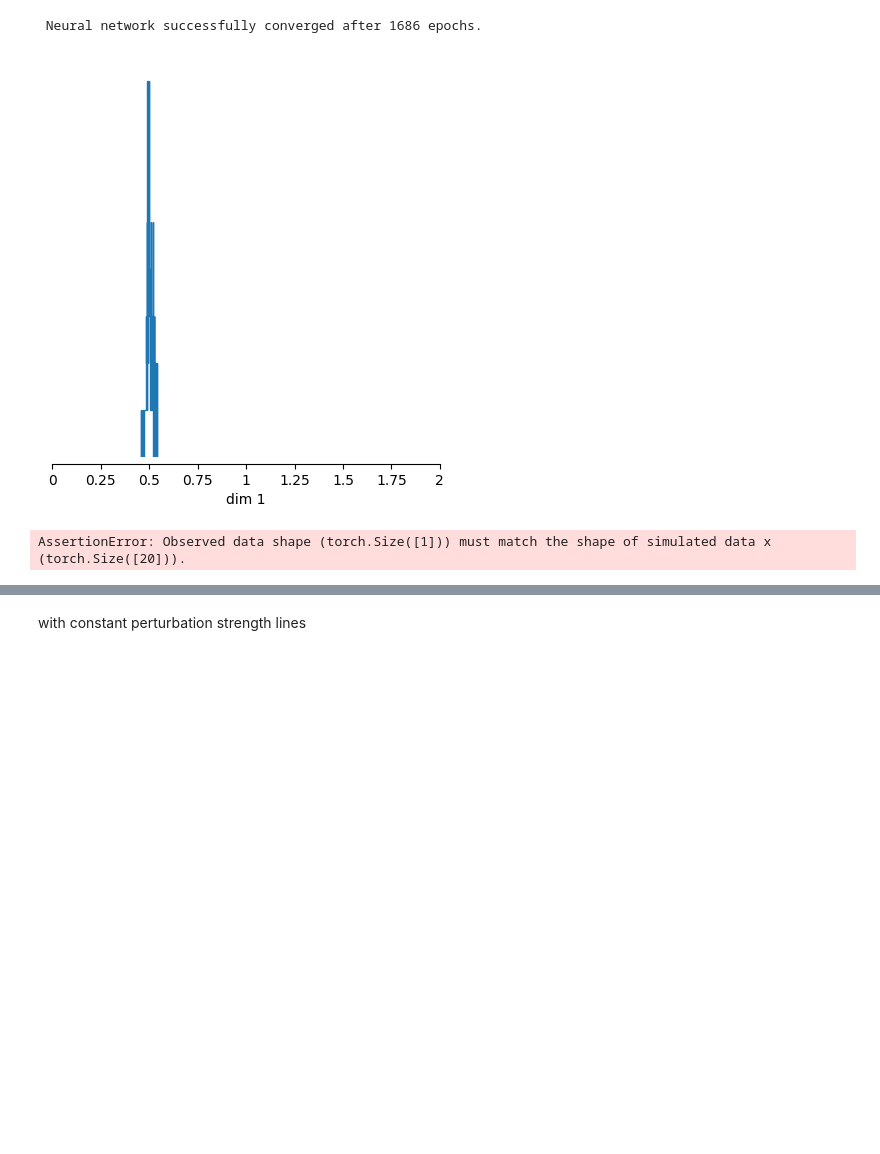
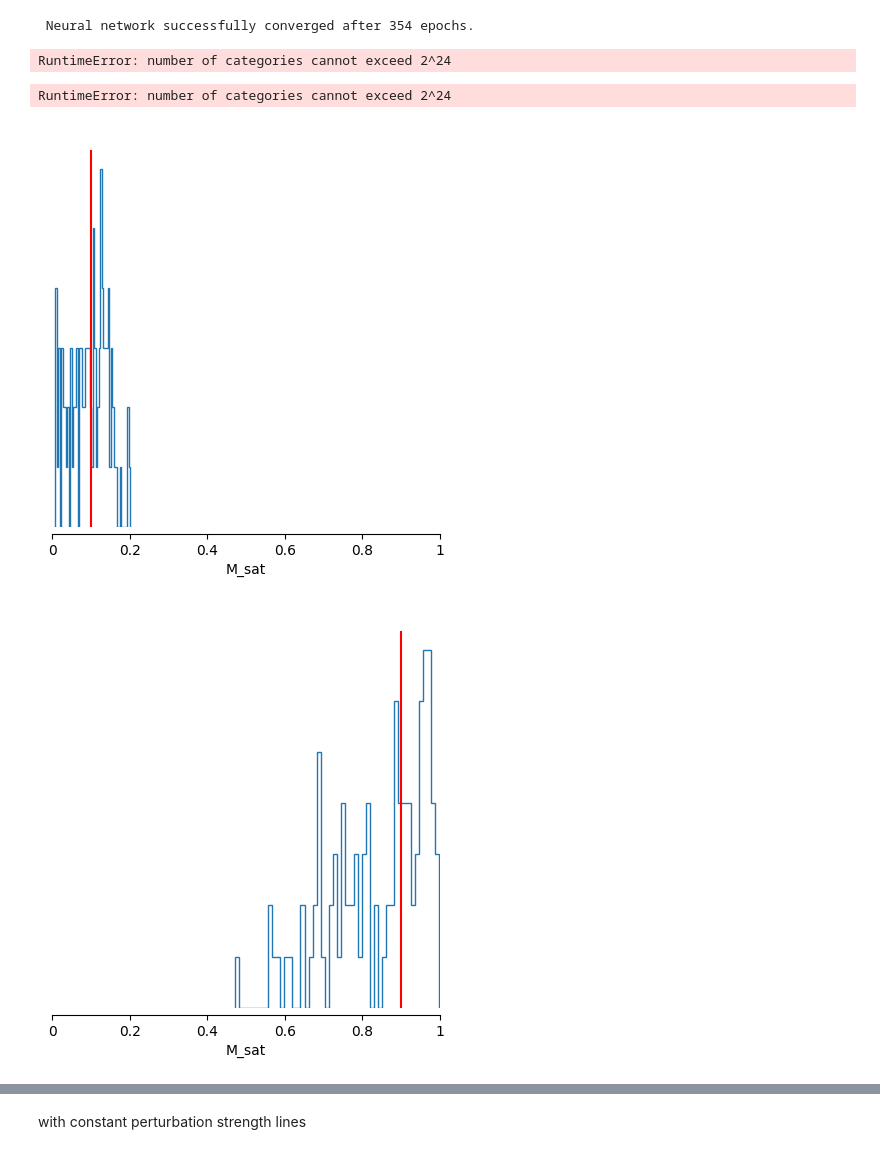
Before and after one commit to RutongPei/SBI-streameeeee, a Jupyter notebook: sims/a_simple_case.ipynb, the cells around one changed output, grey strips where cells are left out. Drawn from its saved outputs; the diff is of its cells as text; code cells hidden in the pictures; blank space fills up the shorter version.

```diff
--- a/sims/a_simple_case.ipynb
+++ b/sims/a_simple_case.ipynb
@@ -37,4 +53,4 @@ def simulator(M_sat):
 # %%
-posterior = infer(simulator, prior, "SNLE", num_simulations=100)
+posterior = infer(simulator, prior, "SNRE", num_simulations=100)
 # %% [output]
- Neural network successfully converged after 1686 epochs.
+ Neural network successfully converged after 354 epochs.
@@ -44,18 +72,48 @@ observation2=[1.2]
 # %%
 posterior_samples_1 = posterior.sample((100,), x=observation1)
-
-# plot posterior samples
-_ = analysis.pairplot(
-    posterior_samples_1, limits=[[0,2]], figsize=(5, 5)
-)
 # %% [output]
-[figure, removed]
+RuntimeError: number of categories cannot exceed 2^24
 # %%
 posterior_samples_2 = posterior.sample((100,), x=observation2)
-
-# plot posterior samples
-_ = analysis.pairplot(
-    posterior_samples_2, limits=[[0,2]], figsize=(5, 5)
-)
 # %% [output]
-AssertionError: Observed data shape (torch.Size([1])) must match the shape of simulated data x (torch.Size([20])).
+RuntimeError: number of categories cannot exceed 2^24
+# %%
+posterior_samples_3 = posterior.sample((100,), x=observation3)
+# %%
+posterior_samples_4 = posterior.sample((100,), x=observation4)
+# %%
+posterior_samples_5 = posterior.sample((100,), x=observation5)
+# %%
+# plot posterior samples
+_ = analysis.pairplot(
+    posterior_samples_1, limits=[[0,1]], figsize=(5, 5), labels=["M_sat"], points=[0.1],
+    points_offdiag={"markersize": 6},
+    points_colors="r",
+)
+
+_ = analysis.pairplot(
+    posterior_samples_2, limits=[[0,1]], figsize=(5, 5), labels=["M_sat"], points=[0.9],
+    points_offdiag={"markersize": 6},
+    points_colors="r",
+)
+
+_ = analysis.pairplot(
+    posterior_samples_3, limits=[[0,1]], figsize=(5, 5), labels = ["M_sat"], points=[0.5],
+    points_offdiag={"markersize": 6},
+    points_colors="r",
+)
+
+_ = analysis.pairplot(
+    posterior_samples_4, limits=[[0,1]], figsize=(5, 5), labels = ["M_sat"], points=[0.3],
+    points_offdiag={"markersize": 6},
+    points_colors="r",
+)
+
+_ = analysis.pairplot(
+    posterior_samples_5, limits=[[0,1]], figsize=(5, 5), labels = ["M_sat"], points=[0.7],
+    points_offdiag={"markersize": 6},
+    points_colors="r",
+)
+# %% [output]
+[figure, added]
+[figure, added]
```
Also changed, not shown: parts of 14 cells of this notebook.
